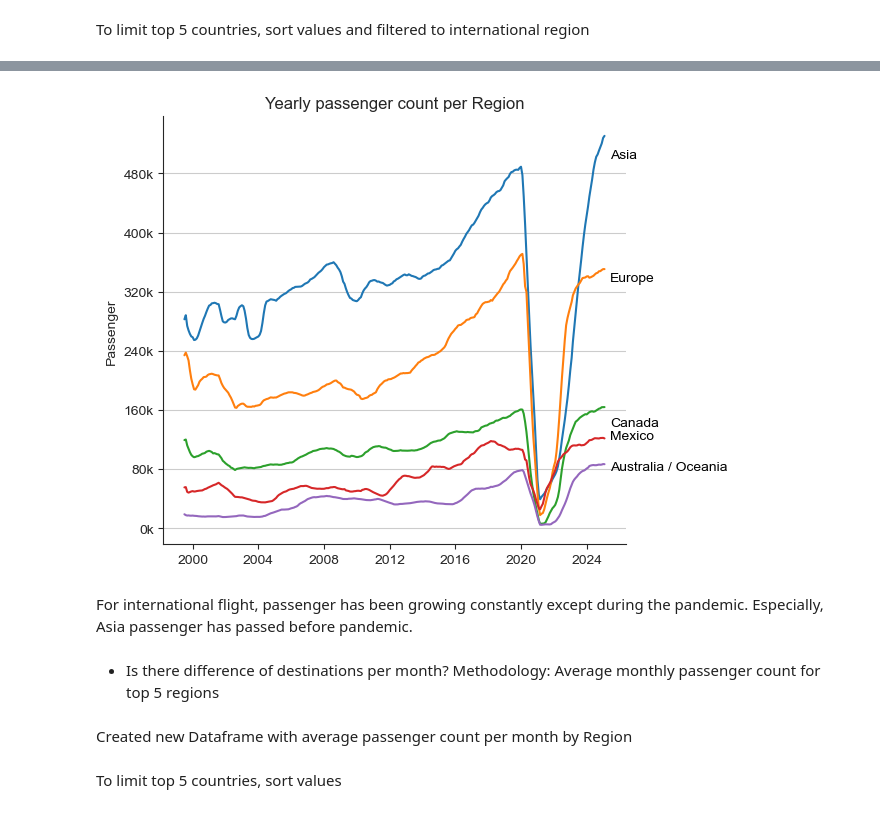
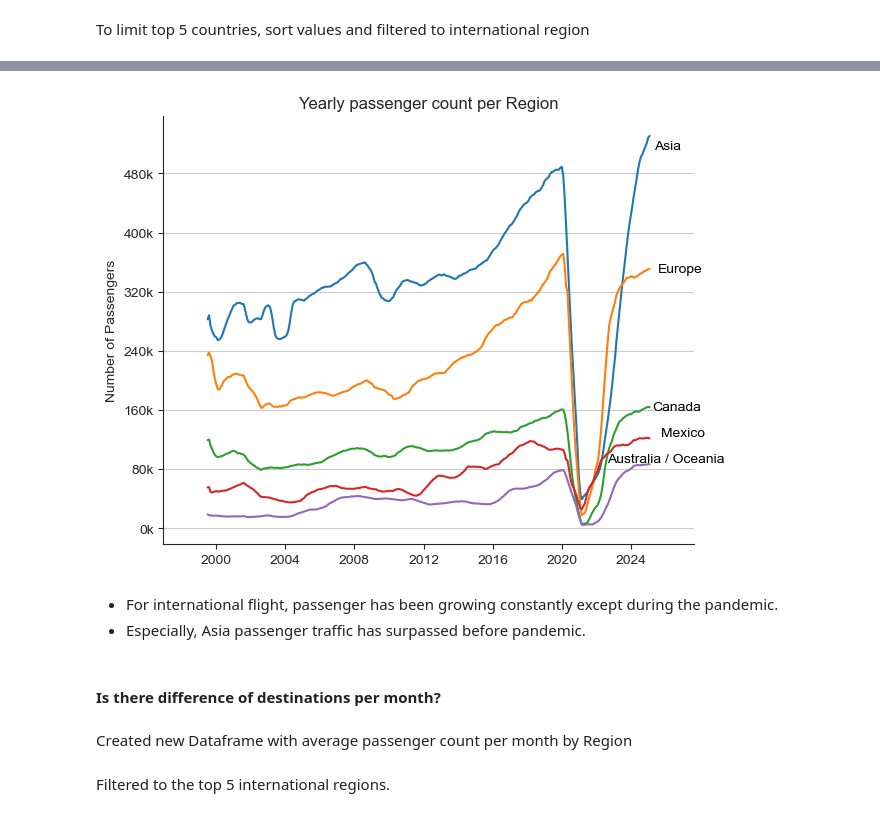
Before and after one commit to ahranyu/100_My_Project, a Jupyter notebook: 10_SFO_airtraffic/1_International.ipynb, the cells around one changed output, grey strips where cells are left out. Saved outputs shown, nothing was run; the diff lists cells and outputs as text; code cells hidden in the pictures.

```diff
--- a/10_SFO_airtraffic/1_International.ipynb
+++ b/10_SFO_airtraffic/1_International.ipynb
@@ -76,32 +87,35 @@ df_plot = df_region.iloc[:,1:6]
 # %%
 df_plot.rolling(window=12, min_periods=1).mean().plot(figsize=(6.5,5))
-for i in range(1,6):
-    plt.text(20240, df_region.iloc[-11, i], df_region.columns[i], color='black')
+plt.margins(x=0.2)
+texts = []
+for i in range(5):
+    texts.append(plt.text(20000, df_plot.iloc[-11, i], df_plot.columns[i], color='black'))
+adjust_text(texts, expand=(1.5,1.5))
+
 plt.legend().remove()
 plt.gca().yaxis.set_major_locator(ticker.MaxNLocator(8))
 plt.xticks(rotation=0 , ha='center')
 plt.grid(axis='y')
+plt.margins(x=0.1)
 plt.xlabel('')
-plt.ylabel('Passenger')
+plt.ylabel('Number of Passengers')
 plt.title('Yearly passenger count per Region')
 sns.despine()
 plt.gca().yaxis.set_major_formatter(FuncFormatter(lambda x, pos : f'{(x/1000):.0f}k'))
 plt.tight_layout()
 # %% [output]
-[figure, old version]
+[figure, new version]
 # %% [markdown]
-For international flight, passenger has been growing constantly except during the pandemic.
-Especially, Asia passenger has passed before pandemic.
+- For international flight, passenger has been growing constantly except during the pandemic.
+- Especially, Asia passenger traffic has surpassed before pandemic.
 # %% [markdown]
-- Is there difference of destinations per month?
-Methodology:
-Average monthly passenger count for top 5 regions
+#### Is there difference of destinations per month?
 # %% [markdown]
 Created new Dataframe with average passenger count per month by Region
 # %%
 df_monthly = df.pivot_table(index='month', columns='GEO Region', values='Passenger Count',aggfunc='mean')
 # %% [markdown]
-To limit top 5 countries, sort values
+Filtered to the top 5 international regions.
 # %%
 df_monthly_top=df_monthly.copy()
 df_monthly_top.loc['sum']= df_monthly_top.sum(axis=0)
```
Also changed, not shown: parts of 18 cells of this notebook, 3 other files.
